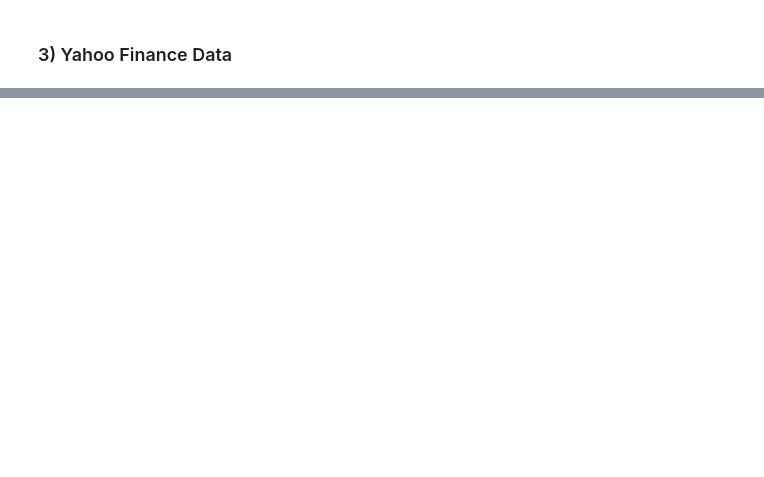
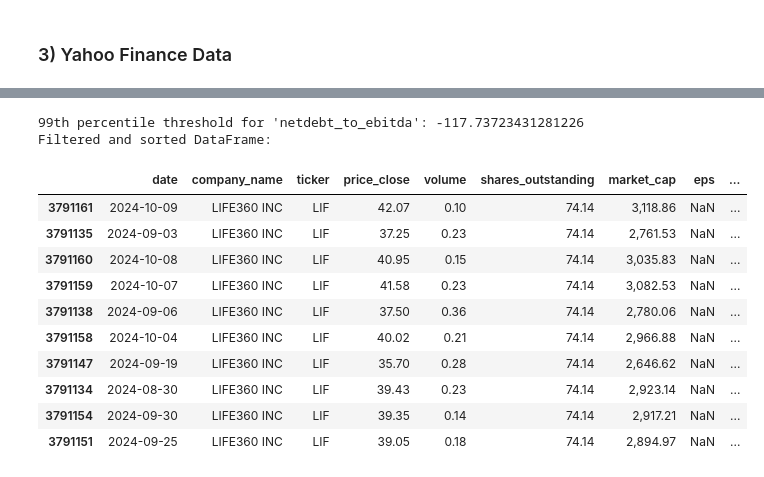
Before and after one commit to tomasromeiro/long_short_trading_nn_UCL, a Jupyter notebook: data.ipynb, the cells around one changed output, grey strips where cells are left out. Saved outputs shown, nothing was run; the diff lists cells and outputs as text; code cells hidden in the pictures; blank space fills up the shorter version.

```diff
--- a/data.ipynb
+++ b/data.ipynb
@@ -334,0 +449,35 @@ sp500_data
+# %%
+# Assume merged_df is already loaded.
+# For example:
+# merged_df = pd.read_csv('your_data.csv')
+
+# Specify the field (column) you're interested in.
+field_name = 'netdebt_to_ebitda'  # Replace with your actual column name
+
+# Calculate the 99th percentile threshold for the chosen field.
+threshold = merged_df[field_name].quantile(0.01)
+print(f"99th percentile threshold for '{field_name}': {threshold}")
+
+# Extract rows where the field's value is greater than or equal to the threshold.
+filtered_df = merged_df[merged_df[field_name] < threshold]
+
+# Sort the filtered DataFrame in descending order by the specified field.
+sorted_filtered_df = filtered_df.sort_values(by=field_name, ascending=False)
+
+# Display the full sorted DataFrame.
+print("Filtered and sorted DataFrame:")
+sorted_filtered_df.tail(10)
+# %% [output]
+99th percentile threshold for 'netdebt_to_ebitda': -117.73723431281226
+Filtered and sorted DataFrame:
+|  | date | company_name | ticker | price_close | volume | shares_outstanding | market_cap | eps | ... |
+| 3791161 | 2024-10-09 | LIFE360 INC | LIF | 42.07 | 0.10 | 74.14 | 3,118.86 | NaN | ... |
+| 3791135 | 2024-09-03 | LIFE360 INC | LIF | 37.25 | 0.23 | 74.14 | 2,761.53 | NaN | ... |
+| 3791160 | 2024-10-08 | LIFE360 INC | LIF | 40.95 | 0.15 | 74.14 | 3,035.83 | NaN | ... |
+| 3791159 | 2024-10-07 | LIFE360 INC | LIF | 41.58 | 0.23 | 74.14 | 3,082.53 | NaN | ... |
+| 3791138 | 2024-09-06 | LIFE360 INC | LIF | 37.50 | 0.36 | 74.14 | 2,780.06 | NaN | ... |
+| 3791158 | 2024-10-04 | LIFE360 INC | LIF | 40.02 | 0.21 | 74.14 | 2,966.88 | NaN | ... |
+| 3791147 | 2024-09-19 | LIFE360 INC | LIF | 35.70 | 0.28 | 74.14 | 2,646.62 | NaN | ... |
+| 3791134 | 2024-08-30 | LIFE360 INC | LIF | 39.43 | 0.23 | 74.14 | 2,923.14 | NaN | ... |
+| 3791154 | 2024-09-30 | LIFE360 INC | LIF | 39.35 | 0.14 | 74.14 | 2,917.21 | NaN | ... |
+| 3791151 | 2024-09-25 | LIFE360 INC | LIF | 39.05 | 0.18 | 74.14 | 2,894.97 | NaN | ... |
```
Also changed, not shown: parts of 48 cells of this notebook, 11 other files.
